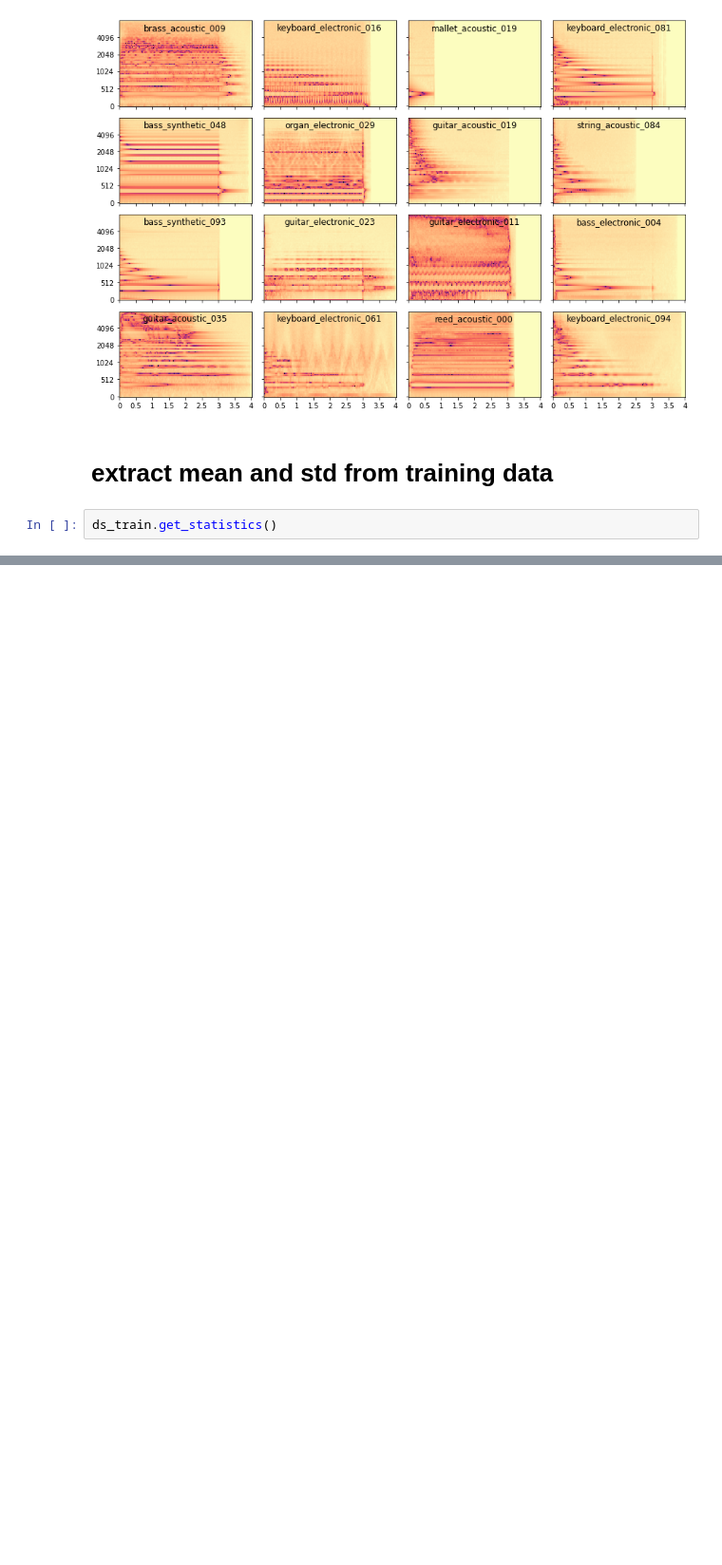
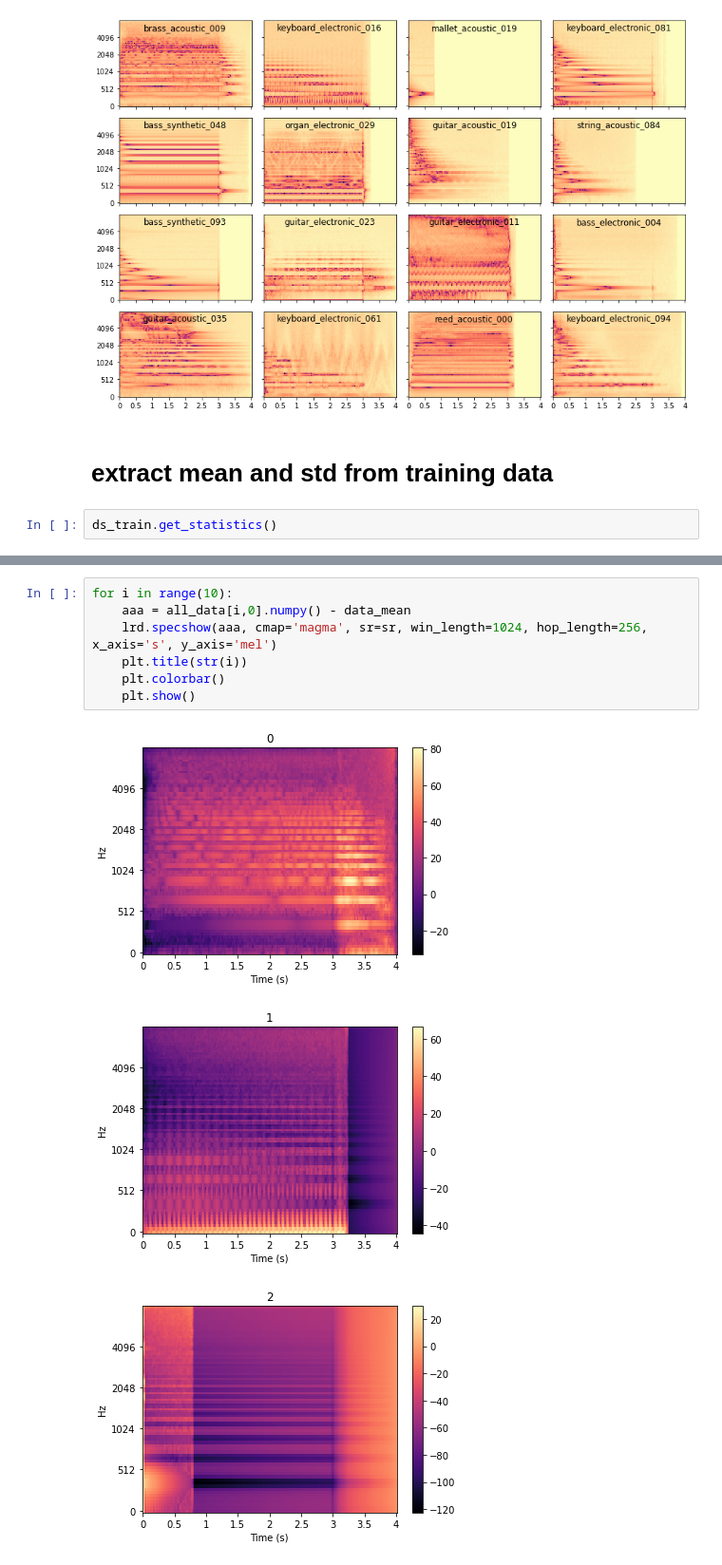
Before and after one commit to miccio-dk/ml_mir_2022_sound_morphing, a Jupyter notebook: notebooks/test_data.ipynb, the cells around one changed output, grey strips where cells are left out. Shown at 95% size. Drawn from its saved outputs; the diff is of its cells as text; blank space fills up the shorter version.

```diff
--- a/notebooks/test_data.ipynb
+++ b/notebooks/test_data.ipynb
@@ -115,0 +138,11 @@ ds_train.get_statistics()
+# %%
+for i in range(10):
+    aaa = all_data[i,0].numpy() - data_mean
+    lrd.specshow(aaa, cmap='magma', sr=sr, win_length=1024, hop_length=256, x_axis='s', y_axis='mel')
+    plt.title(str(i))
+    plt.colorbar()
+    plt.show()
+# %% [output]
+[figure, added]
+[figure, added]
+[figure, added]
```
Also changed, not shown: parts of 6 cells of this notebook, 10 other files.
